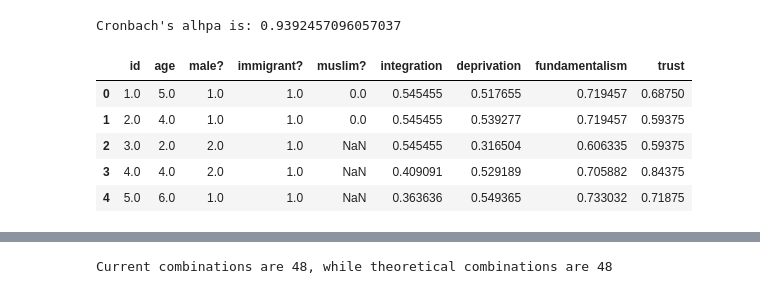
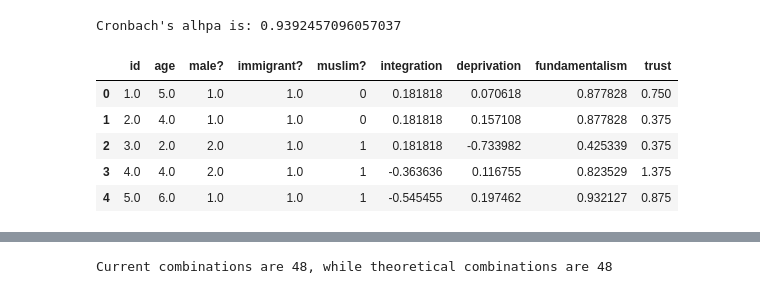
Before and after one commit to LABSS/PROTON-T, a Jupyter notebook: inputs/neukolln/opinion_analysis_T.ipynb, the cells around one changed output, grey strips where cells are left out. Saved outputs shown, nothing was run; the diff lists cells and outputs as text; code cells hidden in the pictures.

```diff
--- a/inputs/neukolln/opinion_analysis_T.ipynb
+++ b/inputs/neukolln/opinion_analysis_T.ipynb
@@ -113,10 +113,10 @@ max_integration = max(df_integration["integration_index"])
 
 def rescale(x, amin, amax):
     '''
-    rescale in range 0-1
+    rescale in range -2 2
     '''
-    a = 0
-    b = 1
+    a = -2
+    b = 2
     return (((b-a)*(x-amin)) / (amax - amin)) + a
 # %%
 df_trust["trust_index"] = df_trust.apply(lambda x: rescale(x["trust_index"], min_trust, max_trust), axis=1)
@@ -139,19 +139,19 @@ df_indices.columns = ['id', 'age', 'male?', 'immigrant?', 'muslim?', 'integratio
 # %%
 def check_muslim(x):
     if math.isnan(x):
-        return None
+        return 1
     elif x==5:
         return 1
     elif x!=5:
         return 0
     else:
         return "ERROR"
 df_indices['muslim?'] = df_indices['muslim?'].apply(lambda x: check_muslim(x))
 df_indices.head()
 # %% [output]
 |  | id | age | male? | immigrant? | muslim? | integration | deprivation | fundamentalism | trust |
-| 0 | 1.0 | 5.0 | 1.0 | 1.0 | 0.0 | 0.545455 | 0.517655 | 0.719457 | 0.68750 |
-| 1 | 2.0 | 4.0 | 1.0 | 1.0 | 0.0 | 0.545455 | 0.539277 | 0.719457 | 0.59375 |
-| 2 | 3.0 | 2.0 | 2.0 | 1.0 | NaN | 0.545455 | 0.316504 | 0.606335 | 0.59375 |
-| 3 | 4.0 | 4.0 | 2.0 | 1.0 | NaN | 0.409091 | 0.529189 | 0.705882 | 0.84375 |
-| 4 | 5.0 | 6.0 | 1.0 | 1.0 | NaN | 0.363636 | 0.549365 | 0.733032 | 0.71875 |
+| 0 | 1.0 | 5.0 | 1.0 | 1.0 | 0 | 0.181818 | 0.070618 | 0.877828 | 0.750 |
+| 1 | 2.0 | 4.0 | 1.0 | 1.0 | 0 | 0.181818 | 0.157108 | 0.877828 | 0.375 |
+| 2 | 3.0 | 2.0 | 2.0 | 1.0 | 1 | 0.181818 | -0.733982 | 0.425339 | 0.375 |
+| 3 | 4.0 | 4.0 | 2.0 | 1.0 | 1 | -0.363636 | 0.116755 | 0.823529 | 1.375 |
+| 4 | 5.0 | 6.0 | 1.0 | 1.0 | 1 | -0.545455 | 0.197462 | 0.932127 | 0.875 |
```
Also changed, not shown: parts of 3 cells of this notebook.
